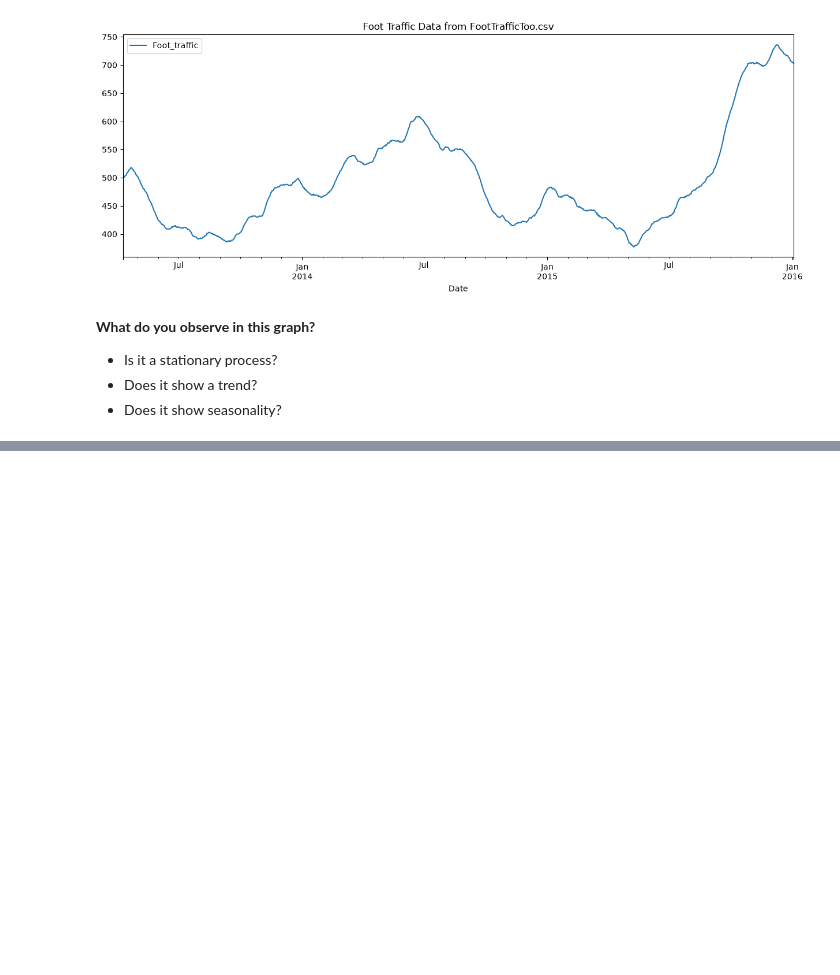
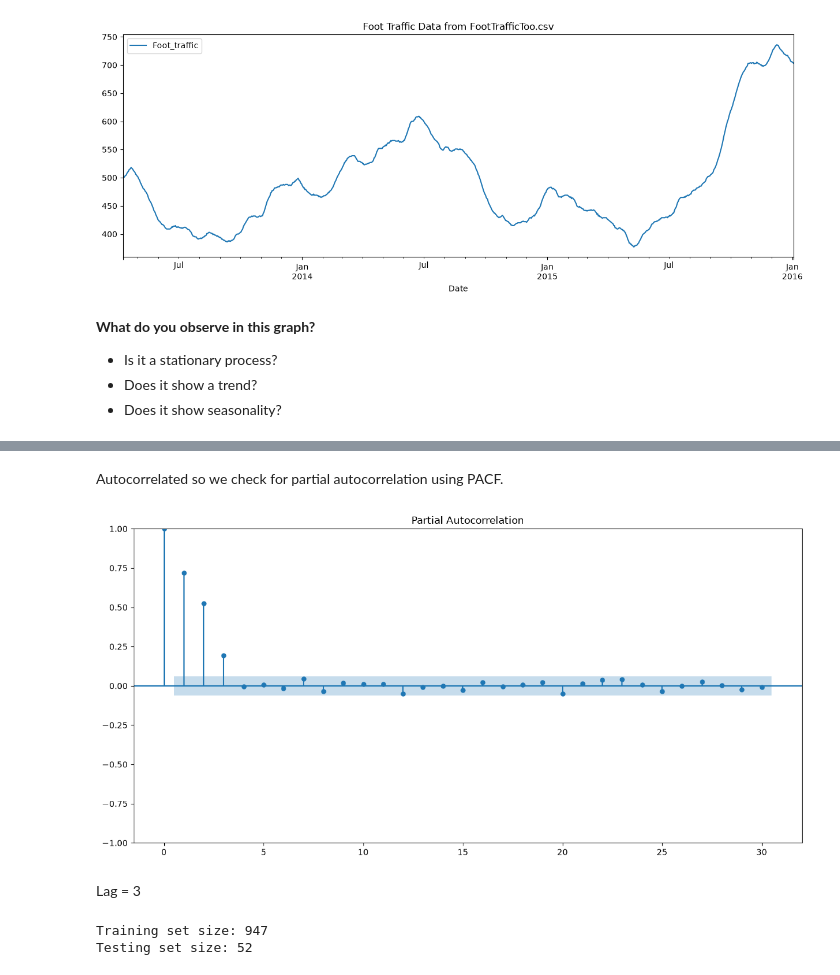
Before and after one commit to michaelhudson2205/INFO3022_Practicals, a Jupyter notebook: P4_1_Autoregressive.ipynb, the cells around one changed output, grey strips where cells are left out. Saved outputs shown, nothing was run; the diff lists cells and outputs as text; code cells hidden in the pictures; blank space fills up the shorter version.

```diff
--- a/P4_1_Autoregressive.ipynb
+++ b/P4_1_Autoregressive.ipynb
@@ -407,0 +466,28 @@ plt.show()
+# %% [markdown]
+Autocorrelated so we check for partial autocorrelation using PACF.
+# %%
+# Plot the PACF
+fig = plot_pacf(fdiff)
+
+# Change width and height
+fig.set_size_inches(12, 6)
+plt.tight_layout()
+plt.show()
+# %% [output]
+[figure, added]
+# %% [markdown]
+Lag = 3
+# %%
+# Repackage differenced series into a DataFrame for further analysis
+diff = pd.DataFrame({'fdiff': fdiff})
+
+# Use the last 52 weeks (1 year) for testing
+train = diff[:-52]
+test = diff[-52:]
+
+# Confirm the split
+print(f'Training set size: {len(train)}')
+print(f'Testing set size: {len(test)}')
+# %% [output]
+Training set size: 947
+Testing set size: 52
```
Also changed, not shown: parts of 18 cells of this notebook.
